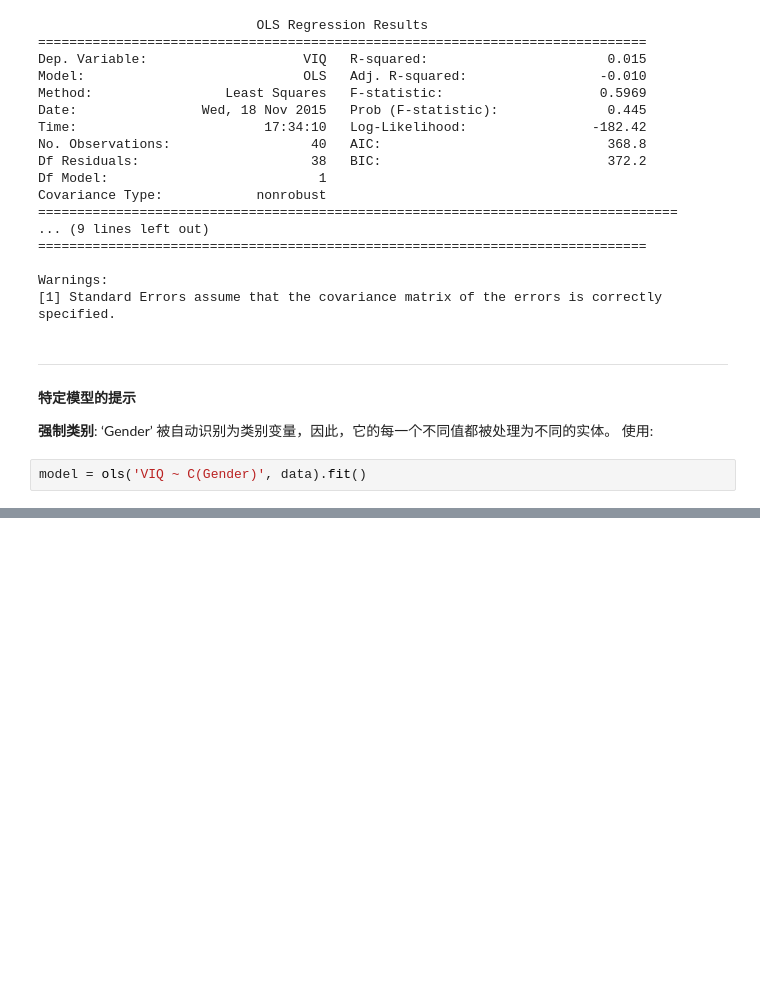
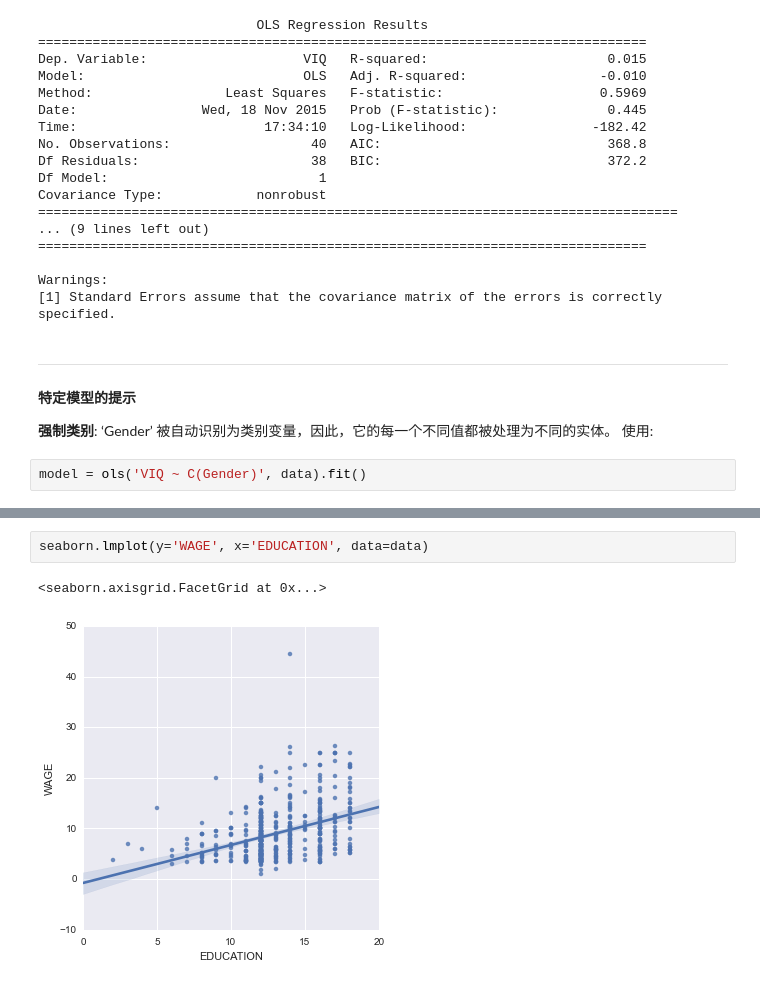
Before and after one commit to cloga/scipy-lecture-notes_cn, a Jupyter notebook: 3.1 Python中的统计学.ipynb, the cells around one changed output, grey strips where cells are left out. Cells and saved outputs as stored; diff of their text form; blank space fills up the shorter version.

```diff
--- a/3.1 Python中的统计学.ipynb
+++ b/3.1 Python中的统计学.ipynb
@@ -478,0 +593,5 @@ To install Python and these dependencies, we recommend that you download Anacond
+# %%
+seaborn.lmplot(y='WAGE', x='EDUCATION', data=data)
+# %% [output]
+<seaborn.axisgrid.FacetGrid at 0x...>
+[figure, added]
```
Also changed, not shown: parts of 29 cells of this notebook, 3 other files.
